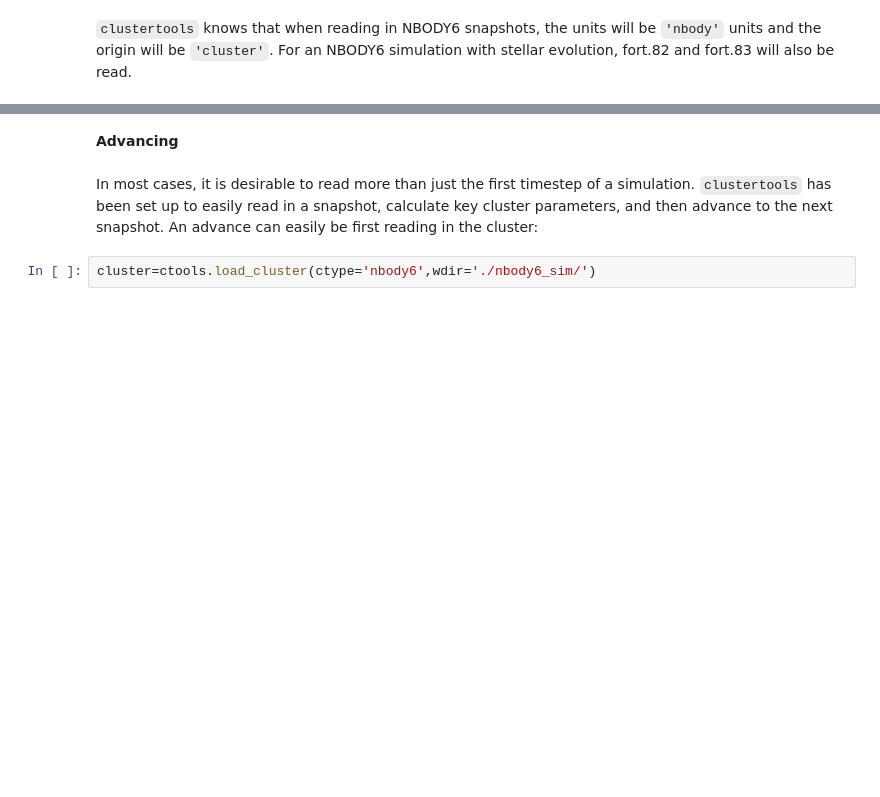
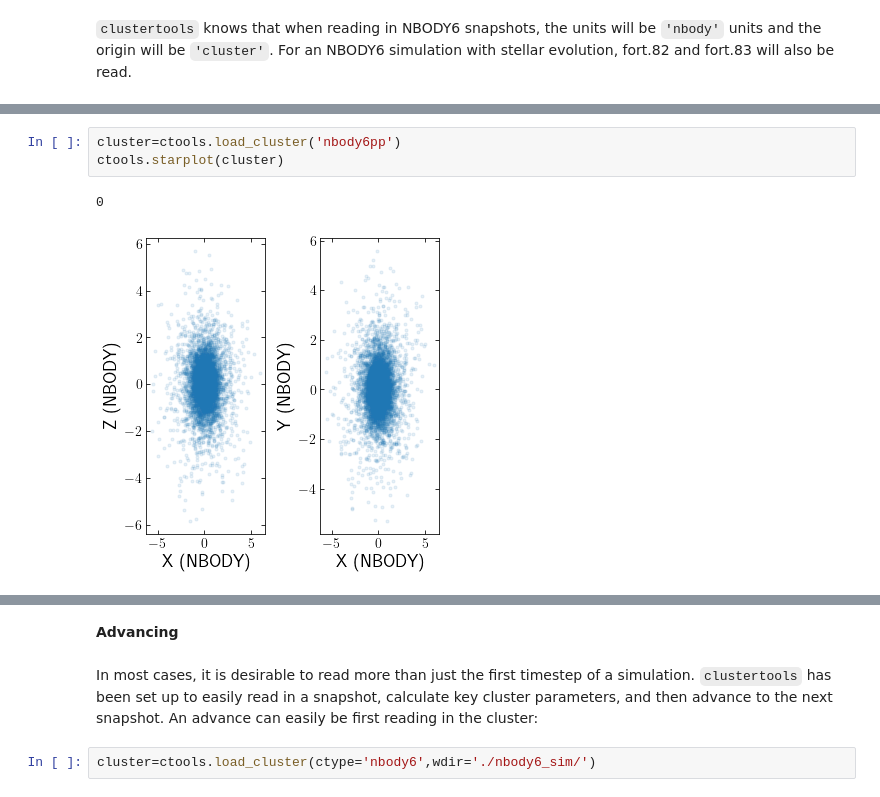
Before and after one commit to webbjj/clustertools, a Jupyter notebook: docs/source/notebooks/loading_and_advancing.ipynb, the cells around one changed output, grey strips where cells are left out. Cells and saved outputs as stored; diff of their text form; blank space fills up the shorter version.

```diff
--- a/docs/source/notebooks/loading_and_advancing.ipynb
+++ b/docs/source/notebooks/loading_and_advancing.ipynb
@@ -105 +109,7 @@ ctools.starplot(cluster)
+# %%
+cluster=ctools.load_cluster('nbody6pp')
+ctools.starplot(cluster)
+# %% [output]
+0
+[figure, added]
 # %% [markdown]
```
Also changed, not shown: parts of 18 cells of this notebook, 16 other files.
